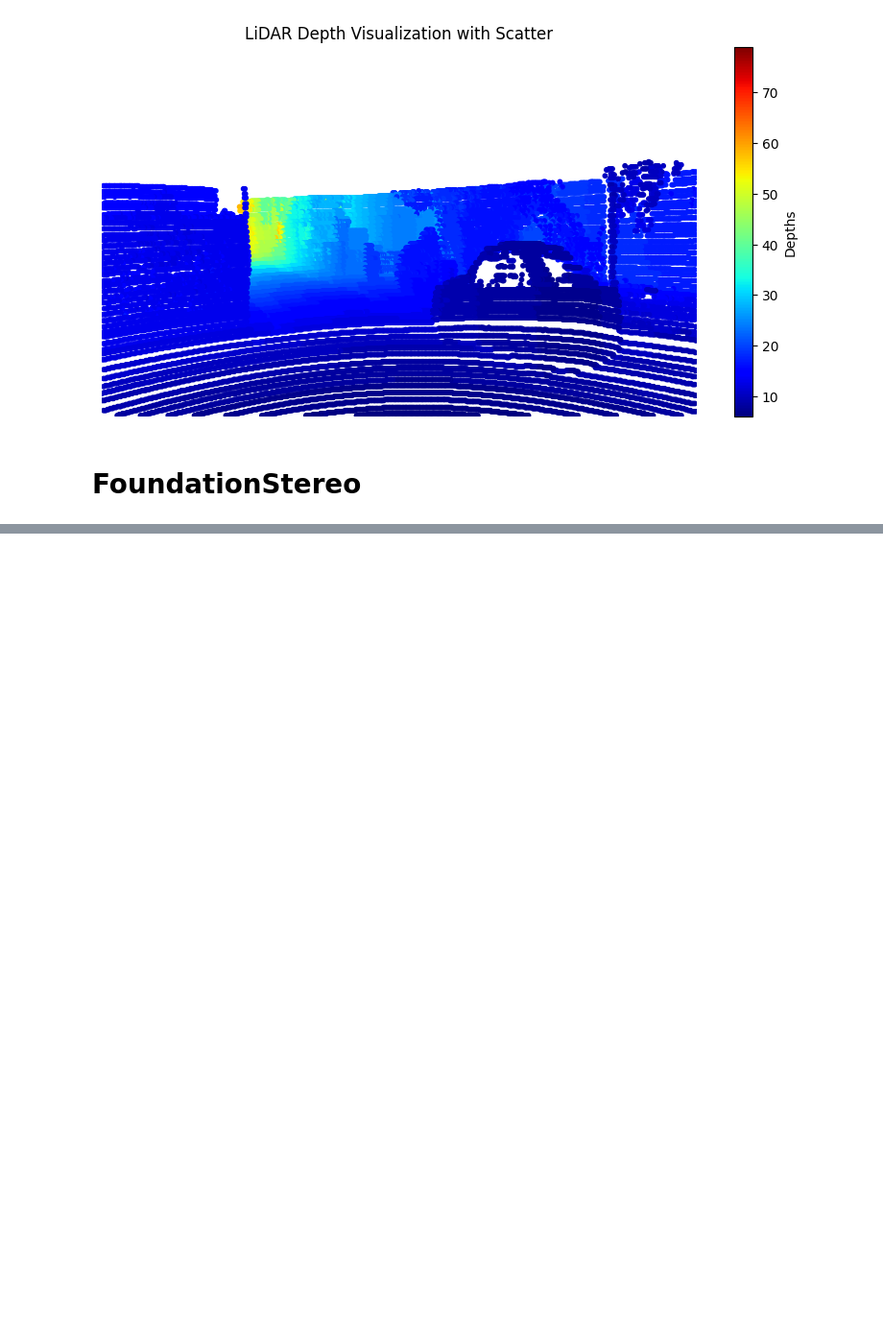
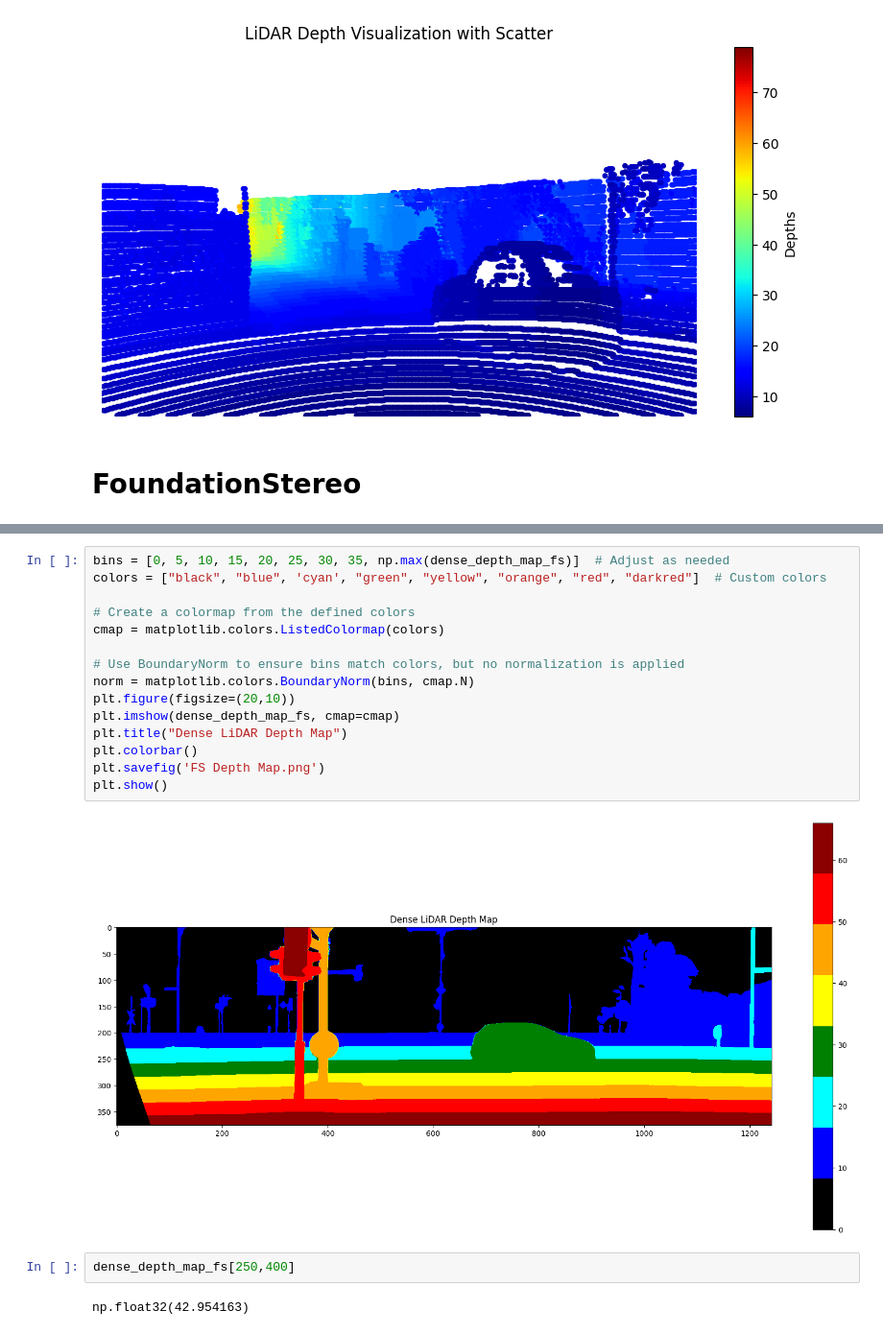
Before and after one commit to adityat4aa/Thesis, a Jupyter notebook: Testing/fuse_lidar_camera.ipynb, the cells around one changed output, grey strips where cells are left out. Shown at 96% size. Drawn from its saved outputs; the diff is of its cells as text; blank space fills up the shorter version.

```diff
--- a/Testing/fuse_lidar_camera.ipynb
+++ b/Testing/fuse_lidar_camera.ipynb
@@ -397,0 +377,21 @@ np.float32(4.984214)
+# %%
+bins = [0, 5, 10, 15, 20, 25, 30, 35, np.max(dense_depth_map_fs)]  # Adjust as needed
+colors = ["black", "blue", 'cyan', "green", "yellow", "orange", "red", "darkred"]  # Custom colors
+
+# Create a colormap from the defined colors
+cmap = matplotlib.colors.ListedColormap(colors)
+
+# Use BoundaryNorm to ensure bins match colors, but no normalization is applied
+norm = matplotlib.colors.BoundaryNorm(bins, cmap.N)
+plt.figure(figsize=(20,10))
+plt.imshow(dense_depth_map_fs, cmap=cmap)
+plt.title("Dense LiDAR Depth Map")
+plt.colorbar()
+plt.savefig('FS Depth Map.png')
+plt.show()
+# %% [output]
+[figure, added]
+# %%
+dense_depth_map_fs[250,400]
+# %% [output]
+np.float32(42.954163)
```
Also changed, not shown: parts of 24 cells of this notebook, 1 other file.
